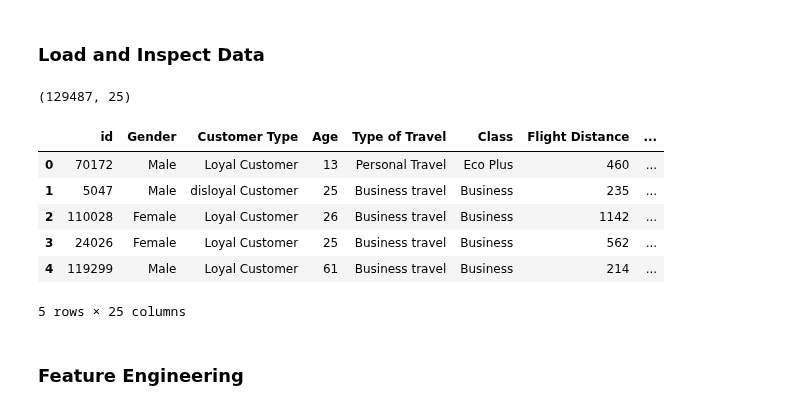
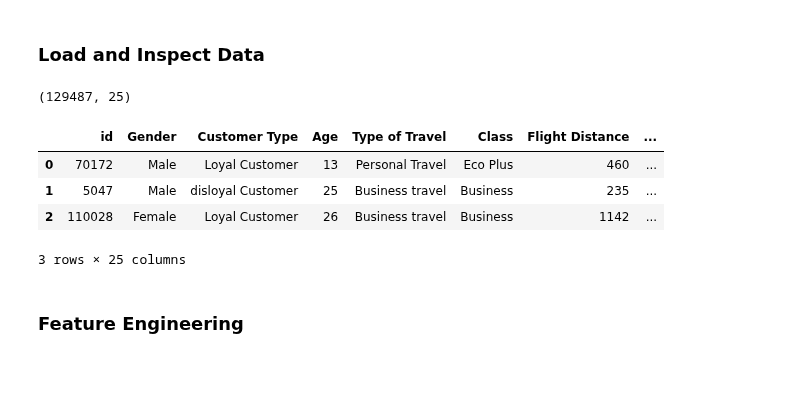
Before and after one commit to T-Godwins/airline-project, a Jupyter notebook: technical_analysis/03_feature_engineering.ipynb, the cells around one changed output. Cells and saved outputs as stored; diff of their text form; code cells hidden in the pictures; blank space fills up the shorter version.

```diff
--- a/technical_analysis/03_training_and_evalution.ipynb
+++ b/technical_analysis/03_feature_engineering.ipynb
@@ -16,17 +16,15 @@ from sklearn.inspection import PartialDependenceDisplay
 # %%
 # Load Data
 df = pd.read_csv("../datasets/processed/cleaned_data.csv")
 print(df.shape)
-display(df.head())
+display(df.head(3))
 # %% [output]
 (129487, 25)
 |  | id | Gender | Customer Type | Age | Type of Travel | Class | Flight Distance | ... |
 | 0 | 70172 | Male | Loyal Customer | 13 | Personal Travel | Eco Plus | 460 | ... |
 | 1 | 5047 | Male | disloyal Customer | 25 | Business travel | Business | 235 | ... |
 | 2 | 110028 | Female | Loyal Customer | 26 | Business travel | Business | 1142 | ... |
-| 3 | 24026 | Female | Loyal Customer | 25 | Business travel | Business | 562 | ... |
-| 4 | 119299 | Male | Loyal Customer | 61 | Business travel | Business | 214 | ... |
-5 rows × 25 columns
+3 rows × 25 columns
 # %% [markdown]
 ### Feature Engineering
 # %%
```
Also changed, not shown: 3 other files.
